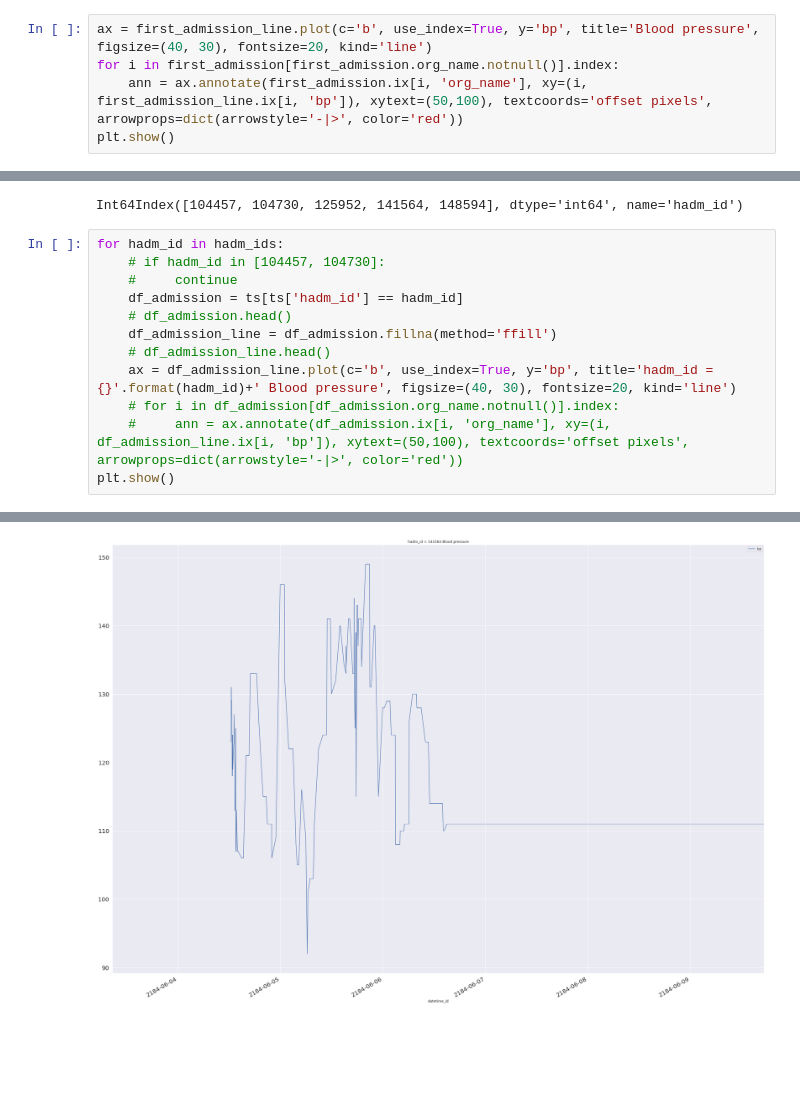
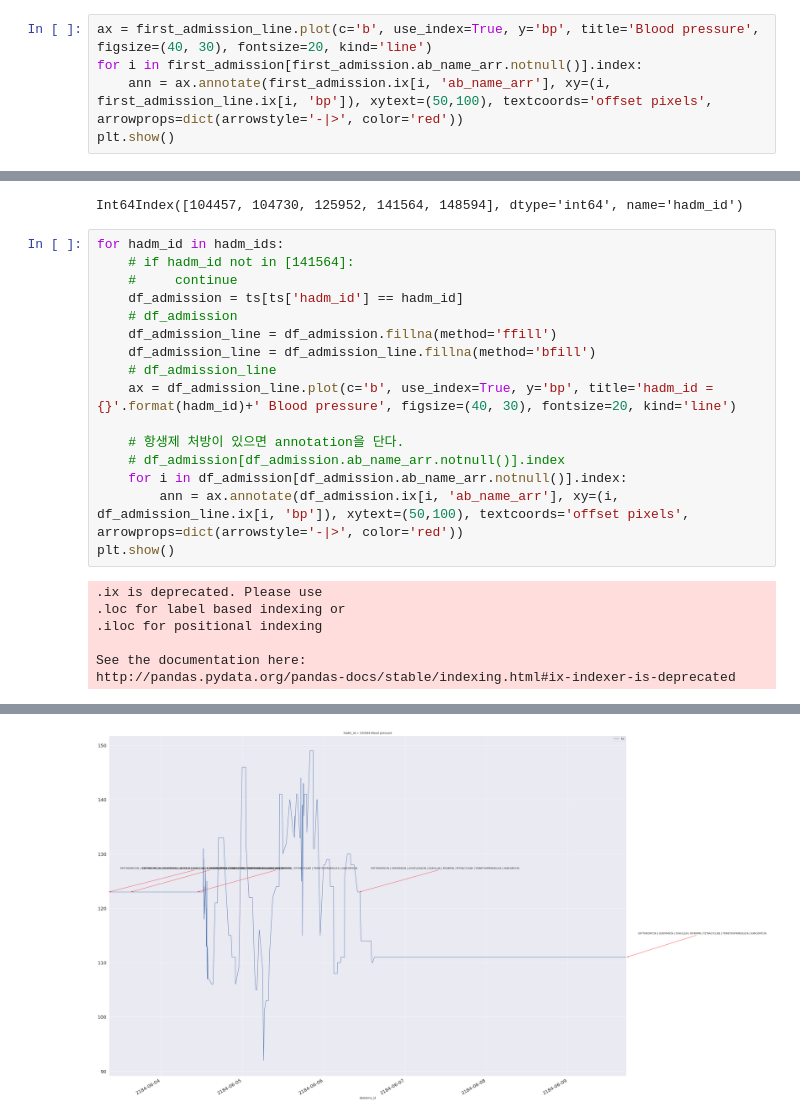
Before and after one commit to seoulai/mdml, a Jupyter notebook: notebook/RR-BP time series with Anti-Bacterium Annotation.ipynb, the cells around one changed output, grey strips where cells are left out. Cells and saved outputs as stored; diff of their text form; blank space fills up the shorter version.

```diff
--- a/notebook/RR-BP time series with Anti-Bacterium Annotation.ipynb
+++ b/notebook/RR-BP time series with Anti-Bacterium Annotation.ipynb
@@ -258,8 +256,8 @@ first_admission.head()
 first_admission_line = first_admission.fillna(method='ffill')
 # %%
 ax = first_admission_line.plot(c='b', use_index=True, y='bp', title='Blood pressure', figsize=(40, 30), fontsize=20, kind='line')
-for i in first_admission[first_admission.org_name.notnull()].index:
-    ann = ax.annotate(first_admission.ix[i, 'org_name'], xy=(i, first_admission_line.ix[i, 'bp']), xytext=(50,100), textcoords='offset pixels', arrowprops=dict(arrowstyle='-|>', color='red'))
+for i in first_admission[first_admission.ab_name_arr.notnull()].index:
+    ann = ax.annotate(first_admission.ix[i, 'ab_name_arr'], xy=(i, first_admission_line.ix[i, 'bp']), xytext=(50,100), textcoords='offset pixels', arrowprops=dict(arrowstyle='-|>', color='red'))
 plt.show()
 # %% [output]
 .ix is deprecated. Please use
@@ -277,14 +275,24 @@ hadm_ids
 Int64Index([104457, 104730, 125952, 141564, 148594], dtype='int64', name='hadm_id')
 # %%
 for hadm_id in hadm_ids:
-    # if hadm_id in [104457, 104730]:
+    # if hadm_id not in [141564]:
     #     continue
     df_admission = ts[ts['hadm_id'] == hadm_id]
-    # df_admission.head()
+    # df_admission
     df_admission_line = df_admission.fillna(method='ffill')
-    # df_admission_line.head()
+    df_admission_line = df_admission_line.fillna(method='bfill')
+    # df_admission_line
     ax = df_admission_line.plot(c='b', use_index=True, y='bp', title='hadm_id = {}'.format(hadm_id)+' Blood pressure', figsize=(40, 30), fontsize=20, kind='line')
-    # for i in df_admission[df_admission.org_name.notnull()].index:
-    #     ann = ax.annotate(df_admission.ix[i, 'org_name'], xy=(i, df_admission_line.ix[i, 'bp']), xytext=(50,100), textcoords='offset pixels', arrowprops=dict(arrowstyle='-|>', color='red'))
+
+    # 항생제 처방이 있으면 annotation을 단다.
+    # df_admission[df_admission.ab_name_arr.notnull()].index
+    for i in df_admission[df_admission.ab_name_arr.notnull()].index:
+        ann = ax.annotate(df_admission.ix[i, 'ab_name_arr'], xy=(i, df_admission_line.ix[i, 'bp']), xytext=(50,100), textcoords='offset pixels', arrowprops=dict(arrowstyle='-|>', color='red'))
 plt.show()
 # %% [output]
+.ix is deprecated. Please use
+.loc for label based indexing or
+.iloc for positional indexing
+
+See the documentation here:
+http://pandas.pydata.org/pandas-docs/stable/indexing.html#ix-indexer-is-deprecated
@@ -294,2 +302,2 @@ plt.show()
-[figure, old version]
+[figure, new version]
 [figure]
```
Also changed, not shown: parts of 5 cells of this notebook.
